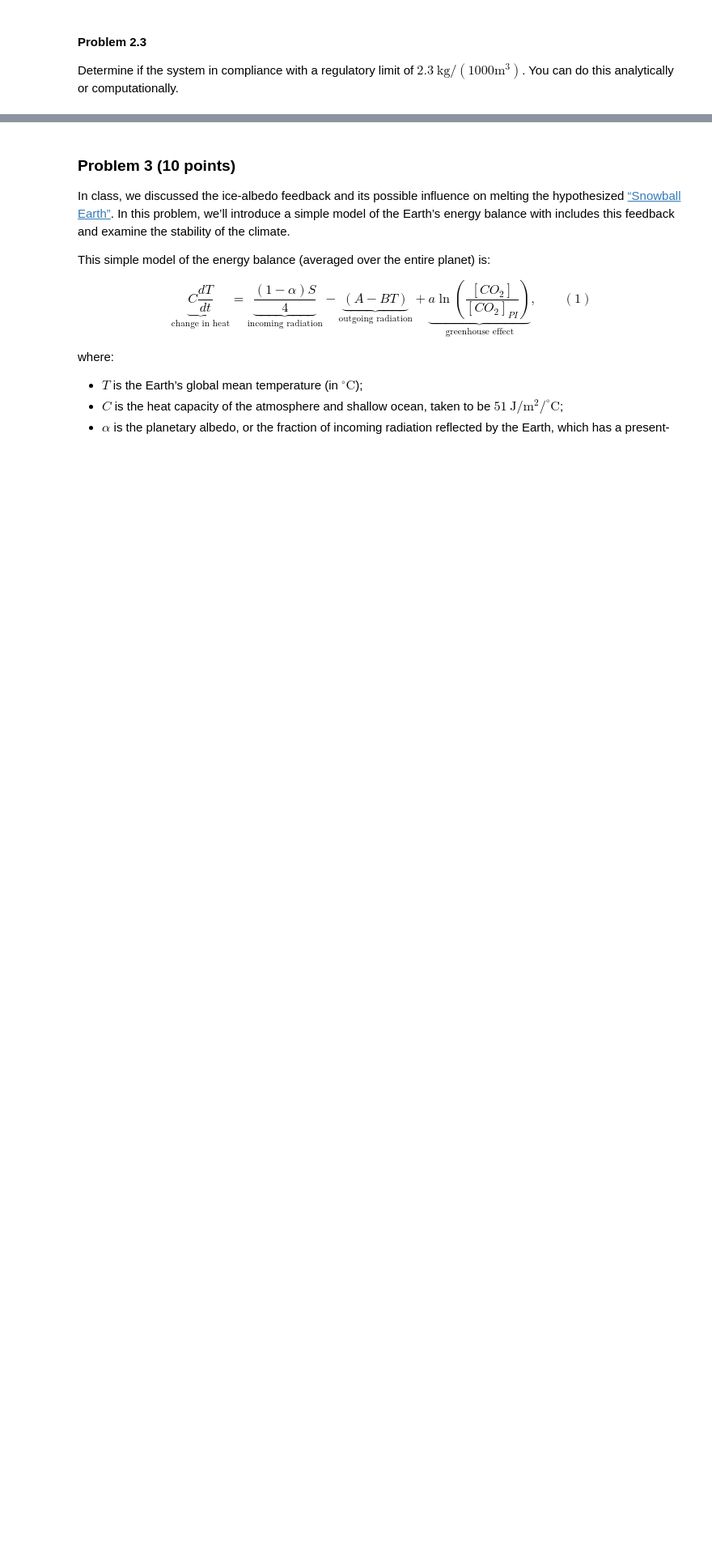
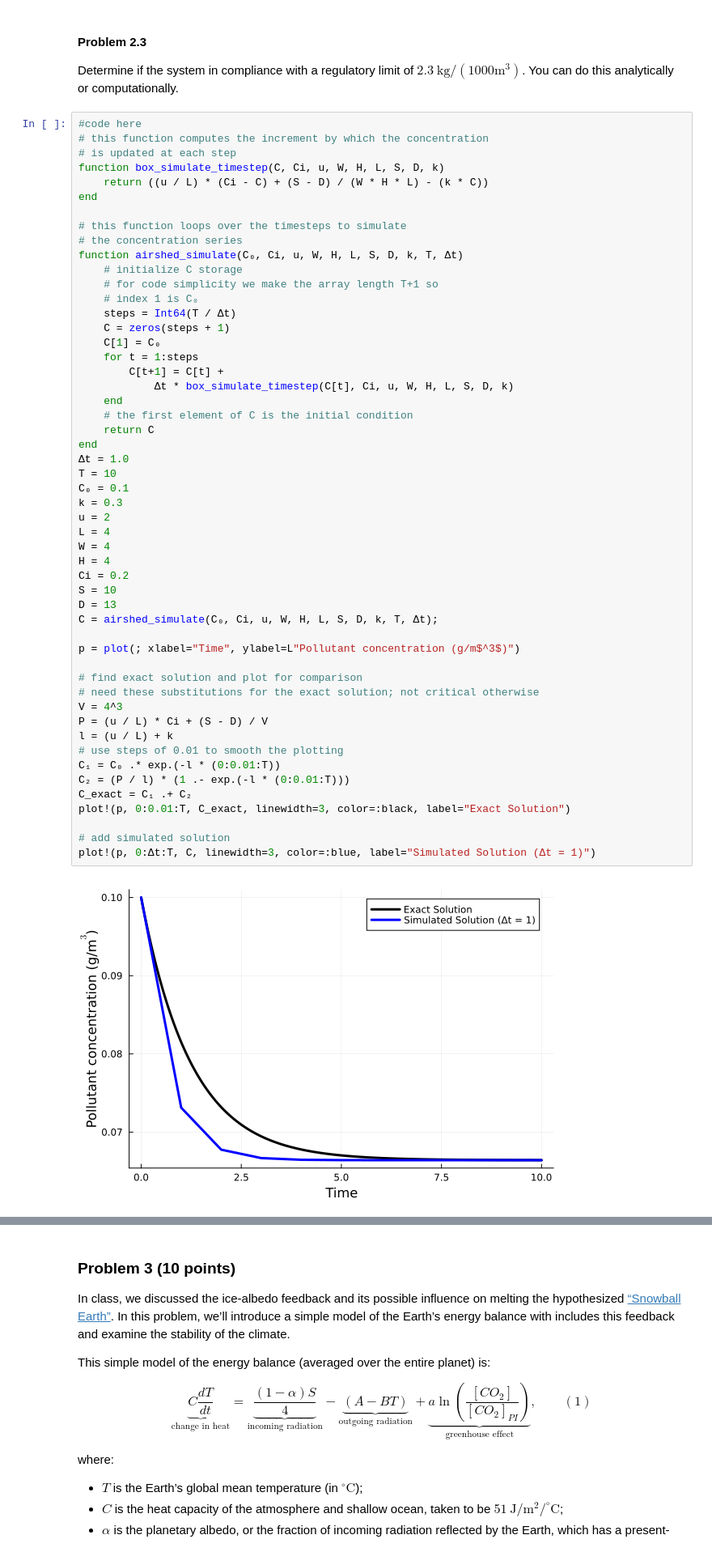
Before and after one commit to BEE4750-FA25/hw2-will-wrn25, a Jupyter notebook: hw02.ipynb, the cells around one changed output, grey strips where cells are left out. Shown at 81% size. Cells and saved outputs as stored; diff of their text form; blank space fills up the shorter version.

```diff
--- a/hw02.ipynb
+++ b/hw02.ipynb
@@ -136,3 +161,57 @@ and solving the appropriate differential equation(s) analytically.
 Determine if the system in compliance with a regulatory limit of
 $2.3\ \text{kg}/(1000 \text{m}^3)$. You can do this analytically or
 computationally.
+# %%
+#code here
+# this function computes the increment by which the concentration
+# is updated at each step
+function box_simulate_timestep(C, Ci, u, W, H, L, S, D, k)
+    return ((u / L) * (Ci - C) + (S - D) / (W * H * L) - (k * C))
+end
+
+# this function loops over the timesteps to simulate
+# the concentration series
+function airshed_simulate(C₀, Ci, u, W, H, L, S, D, k, T, Δt)
+    # initialize C storage
+    # for code simplicity we make the array length T+1 so
+    # index 1 is C₀
+    steps = Int64(T / Δt)
+    C = zeros(steps + 1)
+    C[1] = C₀
+    for t = 1:steps
+        C[t+1] = C[t] +
+            Δt * box_simulate_timestep(C[t], Ci, u, W, H, L, S, D, k)
+    end
+    # the first element of C is the initial condition
+    return C
+end
+Δt = 1.0
+T = 10
+C₀ = 0.1
+k = 0.3
+u = 2
+L = 4
+W = 4
+H = 4
+Ci = 0.2
+S = 10
+D = 13
+C = airshed_simulate(C₀, Ci, u, W, H, L, S, D, k, T, Δt);
+
+p = plot(; xlabel="Time", ylabel=L"Pollutant concentration (g/m$^3$)")
+
+# find exact solution and plot for comparison
+# need these substitutions for the exact solution; not critical otherwise
+V = 4^3
+P = (u / L) * Ci + (S - D) / V
+l = (u / L) + k
+# use steps of 0.01 to smooth the plotting
+C₁ = C₀ .* exp.(-l * (0:0.01:T))
+C₂ = (P / l) * (1 .- exp.(-l * (0:0.01:T)))
+C_exact = C₁ .+ C₂
+plot!(p, 0:0.01:T, C_exact, linewidth=3, color=:black, label="Exact Solution")
+
+# add simulated solution
+plot!(p, 0:Δt:T, C, linewidth=3, color=:blue, label="Simulated Solution (Δt = 1)")
+# %% [output]
+[figure, added]
```
Also changed, not shown: parts of 5 cells of this notebook.
